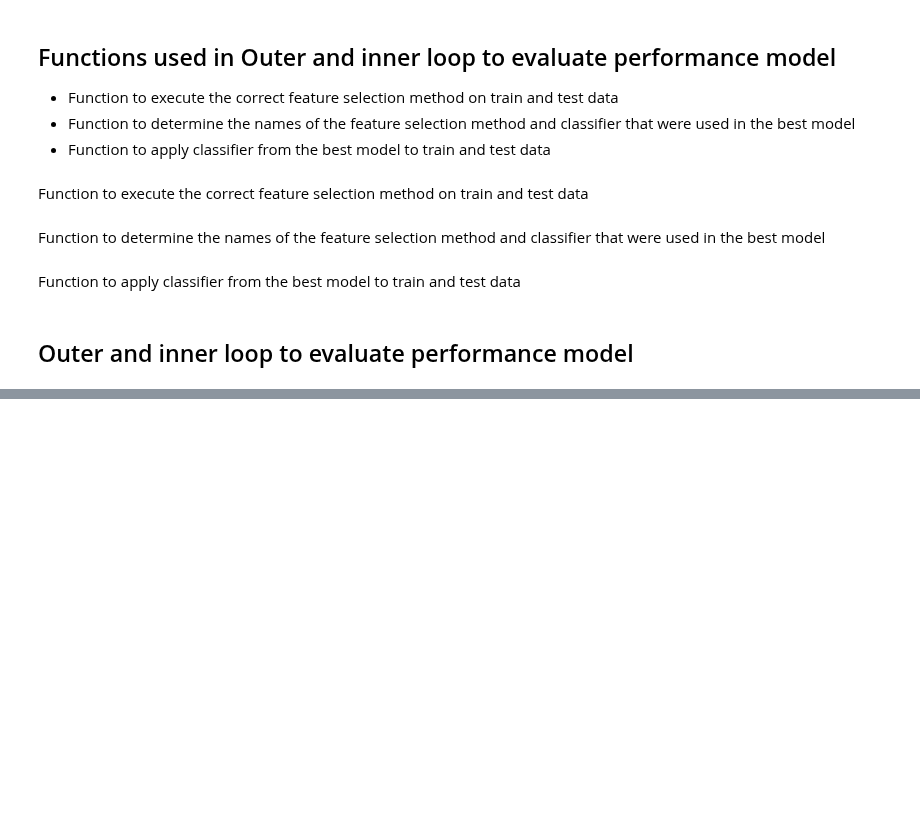
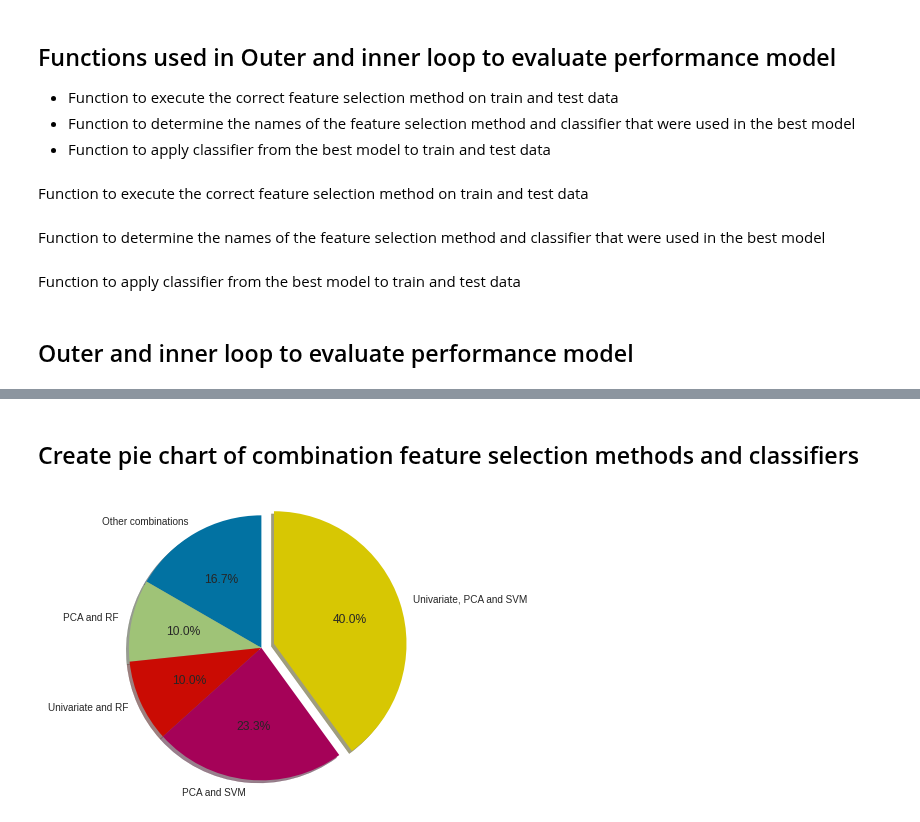
Before and after one commit to maritverboom/TM10007_PROJECT, a Jupyter notebook: assignment.ipynb, the cells around one changed output, grey strips where cells are left out. Cells and saved outputs as stored; diff of their text form; code cells hidden in the pictures; blank space fills up the shorter version.

```diff
--- a/assignment.ipynb
+++ b/assignment.ipynb
@@ -984,7 +1025,7 @@ stage = [i[0] for i in stage]
 pd.options.mode.chained_assignment = None
 
 # splitting in train- and test
-n_split_outer = 50 # number of outer loop iterations
+n_split_outer = 30 # number of outer loop iterations
 n_split_inner = 10 # number of inner loop iterations
 cv_fold_outer = model_selection.StratifiedShuffleSplit(n_splits = n_split_outer, test_size=0.2, random_state=42)
 cv_fold_inner = model_selection.StratifiedKFold(n_splits = n_split_inner)
@@ -1007,8 +1048,8 @@ count_r_pca = 0
 count_r_uni_pca = 0
 
 # Outer loop to check performance of the model.
-# 50x times the best model from the inner loop is trained on the outer train data and the labels of the test data are predicted.
-# This will result in performance measures 50 times, averaging over these values will give the performance of the model.
+# 30x times the best model from the inner loop is trained on the outer train data and the labels of the test data are predicted.
+# This will result in performance measures 30 times, averaging over these values will give the performance of the model.
 for train_index, test_index in cv_fold_outer.split(data, stage):
     stage = np.array(stage)
     outer_train = data.iloc[train_index]
@@ -1179,0 +1237,15 @@ KeyboardInterrupt: ignored
+# %% [markdown]
+## Create pie chart of combination feature selection methods and classifiers
+# %%
+labels = ['Other combinations', 'PCA and RF', 'Univariate and RF', 'PCA and SVM', 'Univariate, PCA and SVM']
+
+sizes = [(count_k_uni + count_k_pca + count_k_uni_pca + count_s_uni + count_r_uni_pca), count_r_pca, count_r_uni, count_s_pca, count_s_uni_pca]
+fig1, ax1 = plt.subplots()
+explode = (0, 0, 0, 0, 0.1)
+ax1.pie(sizes, explode = explode, labels=labels, autopct='%1.1f%%',
+        shadow=True, startangle=90)
+ax1.axis('equal')  # Equal aspect ratio ensures that pie is drawn as a circle.
+
+plt.show()
+# %% [output]
+[figure, added]
```
Also changed, not shown: parts of 7 cells of this notebook.
